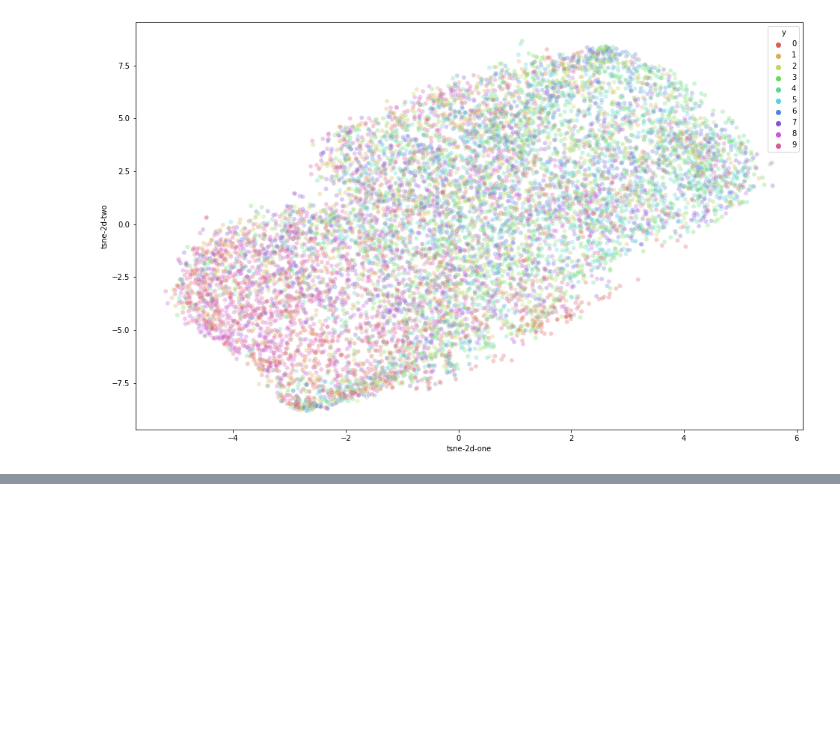
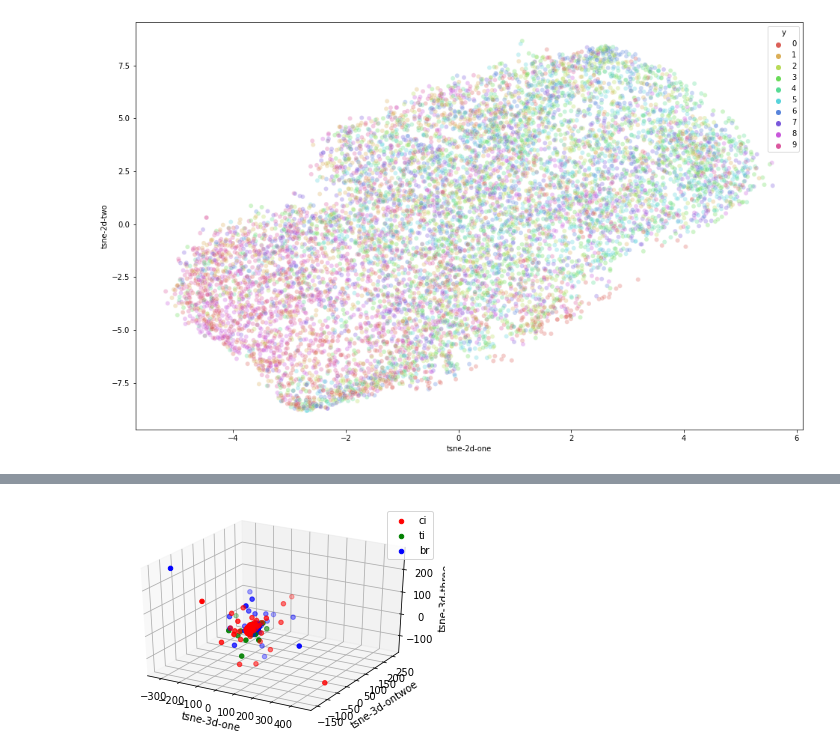
Before and after one commit to goel96vibhor/semisup-adv, a Jupyter notebook: dataset_utils/datasets_visualization.ipynb, the cells around one changed output, grey strips where cells are left out. Cells and saved outputs as stored; diff of their text form; code cells hidden in the pictures; blank space fills up the shorter version.

```diff
--- a/dataset_utils/datasets_visualization.ipynb
+++ b/dataset_utils/datasets_visualization.ipynb
@@ -178,0 +186,2 @@ sns.scatterplot(
+# %%
+class_to_vis=0
@@ -178,0 +410,29 @@ sns.scatterplot(
+# %%
+# 3D scatter plot
+
+fig = plt.figure()
+ax = fig.add_subplot(111, projection='3d')
+
+ci_x = tsne_df[tsne_df['dataset'] == 'ci']['tsne-3d-one']
+ti_x = tsne_df[tsne_df['dataset'] == 'ti']['tsne-3d-one']
+br_x = tsne_df[tsne_df['dataset'] == 'br']['tsne-3d-one']
+
+ci_y = tsne_df[tsne_df['dataset'] == 'ci']['tsne-3d-two']
+ti_y = tsne_df[tsne_df['dataset'] == 'ti']['tsne-3d-two']
+br_y = tsne_df[tsne_df['dataset'] == 'br']['tsne-3d-two']
+
+ci_z = tsne_df[tsne_df['dataset'] == 'ci']['tsne-3d-three']
+ti_z = tsne_df[tsne_df['dataset'] == 'ti']['tsne-3d-three']
+br_z = tsne_df[tsne_df['dataset'] == 'br']['tsne-3d-three']
+
+ax.set_xlabel('tsne-3d-one')
+ax.set_ylabel('tsne-3d-ontwoe')
+ax.set_zlabel('tsne-3d-three')
+
+ax.scatter(ci_x, ci_y, ci_z, c='red', label='ci')
+ax.scatter(ti_x, ti_y, ti_z, c='green', label='ti')
+ax.scatter(br_x, br_y, br_z, c='blue', label='br')
+ax.legend()
+plt.show()
+# %% [output]
+[figure, added]
```
Also changed, not shown: parts of 27 cells of this notebook.
